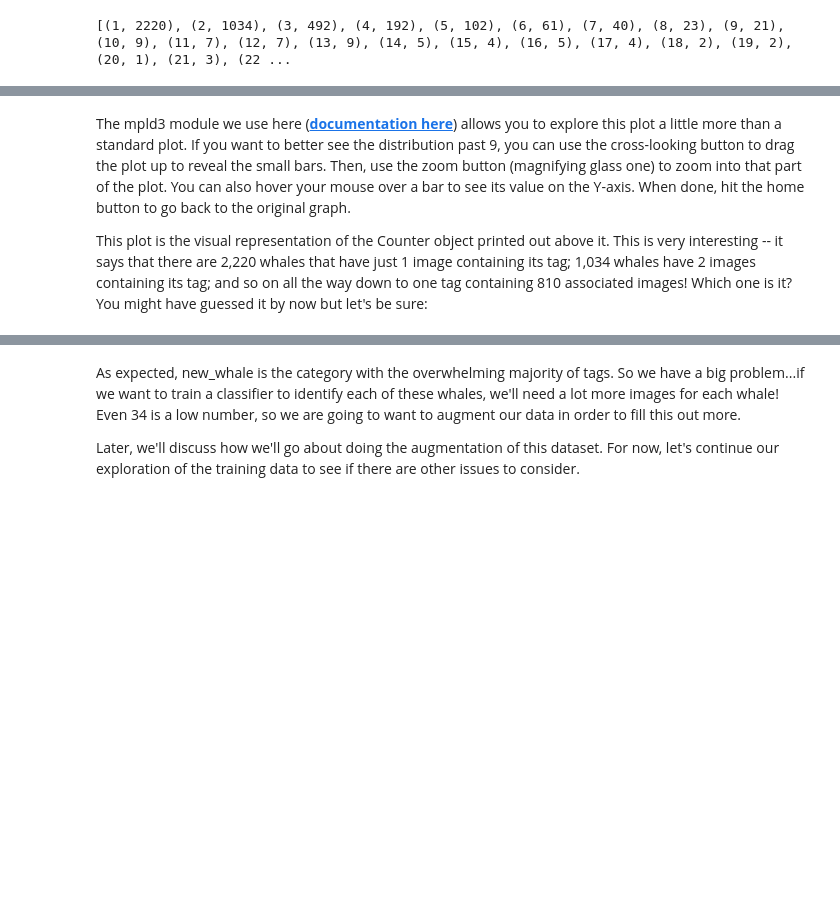
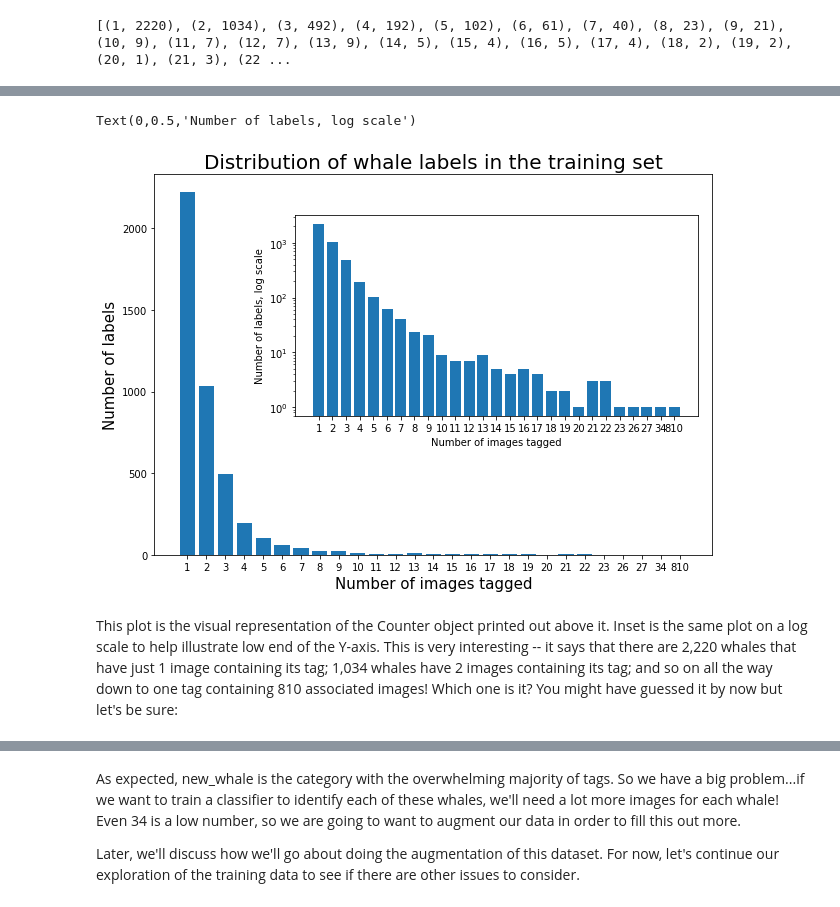
Before and after one commit to Robox-AI/Humpback_Whale_ID, a Jupyter notebook: Humpback_Whales.ipynb, the cells around one changed output, grey strips where cells are left out. Drawn from its saved outputs; the diff is of its cells as text; code cells hidden in the pictures; blank space fills up the shorter version.

Commit message:
Changed to static plot for now

```diff
--- a/Humpback_Whales.ipynb
+++ b/Humpback_Whales.ipynb
@@ -92,6 +68,32 @@ mpld3.display()
+# %%
+import matplotlib.pyplot as plt
+
+N = len(whale_dist)
+vals = list(whale_dist.values())
+keys = list(whale_dist.keys())
+
+# Plot main bar graph:
+fig, ax1 = plt.subplots(figsize=(10,7))
+plt.title('Distribution of whale labels in the training set', fontsize=20)
+ax1.bar(range(N), vals, align='center')
+ax1.set_xticks(range(N))
+ax1.set_xticklabels(keys)
+ax1.set_xlabel('Number of images tagged', fontsize=15)
+ax1.set_ylabel('Number of labels', fontsize=15)
+
+# Plot the inset:
+left, bottom, width, height = [0.32, 0.4, 0.56, 0.4]
+ax2 = fig.add_axes([left, bottom, width, height])
+ax2.bar(range(N), vals, align='center')
+ax2.set_xticks(range(N))
+ax2.set_xticklabels(keys)
+ax2.set_yscale('log')
+ax2.set_xlabel('Number of images tagged', fontsize=10)
+ax2.set_ylabel('Number of labels, log scale', fontsize=10)
+# %% [output]
+Text(0,0.5,'Number of labels, log scale')
+[figure, added]
 # %% [markdown]
-The mpld3 module we use here (__[documentation here](https://mpld3.github.io/index.html)__) allows you to explore this plot a little more than a standard plot. If you want to better see the distribution past 9, you can use the cross-looking button to drag the plot up to reveal the small bars. Then, use the zoom button (magnifying glass one) to zoom into that part of the plot. You can also hover your mouse over a bar to see its value on the Y-axis. When done, hit the home button to go back to the original graph.
-
-This plot is the visual representation of the Counter object printed out above it. This is very interesting -- it says that there are 2,220 whales that have just 1 image containing its tag; 1,034 whales have 2 images containing its tag; and so on all the way down to one tag containing 810 associated images! Which one is it? You might have guessed it by now but let's be sure:
+This plot is the visual representation of the Counter object printed out above it. Inset is the same plot on a log scale to help illustrate low end of the Y-axis. This is very interesting -- it says that there are 2,220 whales that have just 1 image containing its tag; 1,034 whales have 2 images containing its tag; and so on all the way down to one tag containing 810 associated images! Which one is it? You might have guessed it by now but let's be sure:
 # %%
 print(train_df['Id'].value_counts())
```
Also changed, not shown: parts of 3 cells of this notebook, 2 other files.
